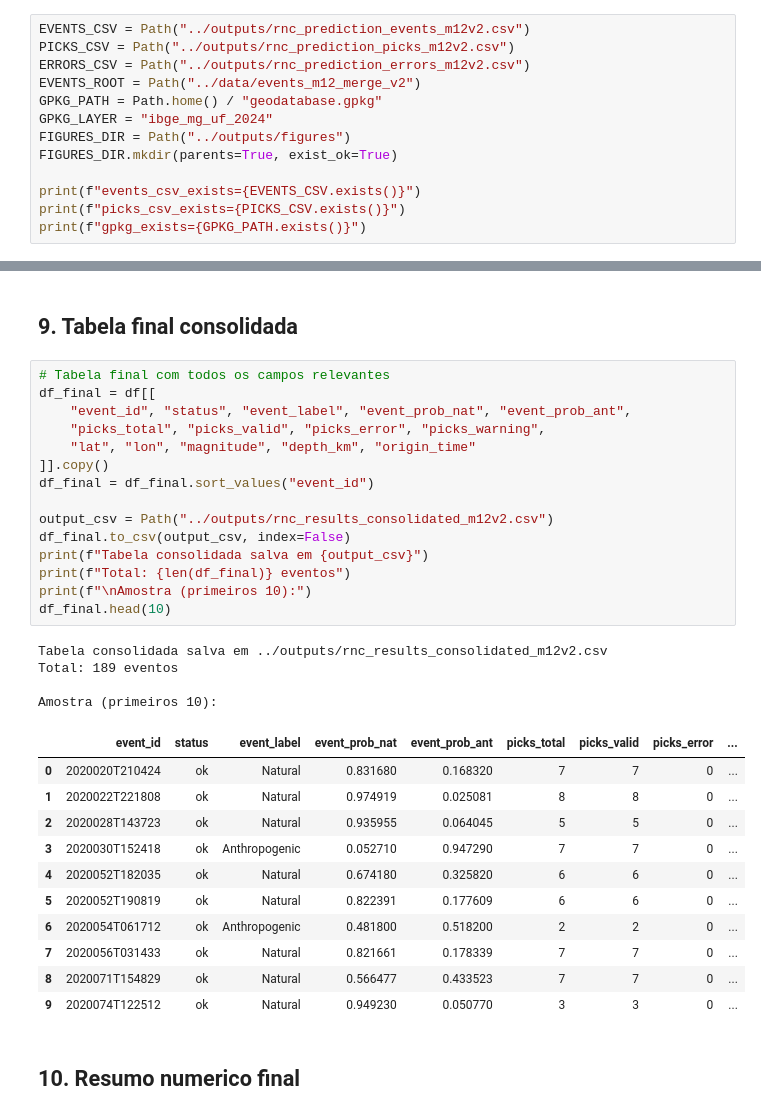
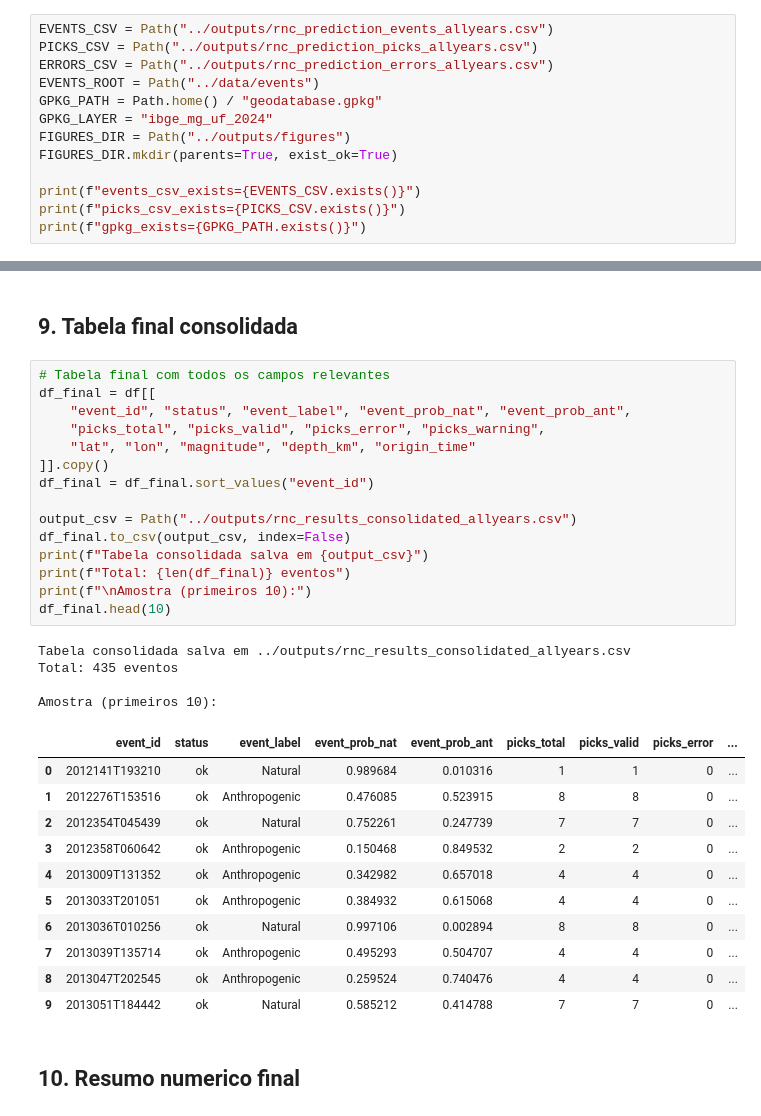
Before and after one commit to Gabriel-Goes/Sismologia_IPT, a Jupyter notebook: notebooks/step5_results_analysis_selfcontained.ipynb, the cells around one changed output, grey strips where cells are left out. Cells and saved outputs as stored; diff of their text form.

```diff
--- a/notebooks/step5_results_analysis_selfcontained.ipynb
+++ b/notebooks/step5_results_analysis_selfcontained.ipynb
@@ -35,10 +47,10 @@ plt.rcParams["figure.facecolor"] = "white"
 # %% [markdown]
 ## Configuracao
 # %%
-EVENTS_CSV = Path("../outputs/rnc_prediction_events_m12v2.csv")
-PICKS_CSV = Path("../outputs/rnc_prediction_picks_m12v2.csv")
-ERRORS_CSV = Path("../outputs/rnc_prediction_errors_m12v2.csv")
-EVENTS_ROOT = Path("../data/events_m12_merge_v2")
+EVENTS_CSV = Path("../outputs/rnc_prediction_events_allyears.csv")
+PICKS_CSV = Path("../outputs/rnc_prediction_picks_allyears.csv")
+ERRORS_CSV = Path("../outputs/rnc_prediction_errors_allyears.csv")
+EVENTS_ROOT = Path("../data/events")
 GPKG_PATH = Path.home() / "geodatabase.gpkg"
 GPKG_LAYER = "ibge_mg_uf_2024"
 FIGURES_DIR = Path("../outputs/figures")
@@ -513,34 +687,34 @@ Detalhes:
 # %%
 # Tabela final com todos os campos relevantes
 df_final = df[[
     "event_id", "status", "event_label", "event_prob_nat", "event_prob_ant",
     "picks_total", "picks_valid", "picks_error", "picks_warning",
     "lat", "lon", "magnitude", "depth_km", "origin_time"
 ]].copy()
 df_final = df_final.sort_values("event_id")
 
-output_csv = Path("../outputs/rnc_results_consolidated_m12v2.csv")
+output_csv = Path("../outputs/rnc_results_consolidated_allyears.csv")
 df_final.to_csv(output_csv, index=False)
 print(f"Tabela consolidada salva em {output_csv}")
 print(f"Total: {len(df_final)} eventos")
 print(f"\nAmostra (primeiros 10):")
 df_final.head(10)
 # %% [output]
-Tabela consolidada salva em ../outputs/rnc_results_consolidated_m12v2.csv
-Total: 189 eventos
+Tabela consolidada salva em ../outputs/rnc_results_consolidated_allyears.csv
+Total: 435 eventos
 
 Amostra (primeiros 10):
 |  | event_id | status | event_label | event_prob_nat | event_prob_ant | picks_total | picks_valid | picks_error | ... |
-| 0 | 2020020T210424 | ok | Natural | 0.831680 | 0.168320 | 7 | 7 | 0 | ... |
-| 1 | 2020022T221808 | ok | Natural | 0.974919 | 0.025081 | 8 | 8 | 0 | ... |
-| 2 | 2020028T143723 | ok | Natural | 0.935955 | 0.064045 | 5 | 5 | 0 | ... |
-| 3 | 2020030T152418 | ok | Anthropogenic | 0.052710 | 0.947290 | 7 | 7 | 0 | ... |
-| 4 | 2020052T182035 | ok | Natural | 0.674180 | 0.325820 | 6 | 6 | 0 | ... |
-| 5 | 2020052T190819 | ok | Natural | 0.822391 | 0.177609 | 6 | 6 | 0 | ... |
-| 6 | 2020054T061712 | ok | Anthropogenic | 0.481800 | 0.518200 | 2 | 2 | 0 | ... |
-| 7 | 2020056T031433 | ok | Natural | 0.821661 | 0.178339 | 7 | 7 | 0 | ... |
-| 8 | 2020071T154829 | ok | Natural | 0.566477 | 0.433523 | 7 | 7 | 0 | ... |
-| 9 | 2020074T122512 | ok | Natural | 0.949230 | 0.050770 | 3 | 3 | 0 | ... |
+| 0 | 2012141T193210 | ok | Natural | 0.989684 | 0.010316 | 1 | 1 | 0 | ... |
+| 1 | 2012276T153516 | ok | Anthropogenic | 0.476085 | 0.523915 | 8 | 8 | 0 | ... |
+| 2 | 2012354T045439 | ok | Natural | 0.752261 | 0.247739 | 7 | 7 | 0 | ... |
+| 3 | 2012358T060642 | ok | Anthropogenic | 0.150468 | 0.849532 | 2 | 2 | 0 | ... |
+| 4 | 2013009T131352 | ok | Anthropogenic | 0.342982 | 0.657018 | 4 | 4 | 0 | ... |
+| 5 | 2013033T201051 | ok | Anthropogenic | 0.384932 | 0.615068 | 4 | 4 | 0 | ... |
+| 6 | 2013036T010256 | ok | Natural | 0.997106 | 0.002894 | 8 | 8 | 0 | ... |
+| 7 | 2013039T135714 | ok | Anthropogenic | 0.495293 | 0.504707 | 4 | 4 | 0 | ... |
+| 8 | 2013047T202545 | ok | Anthropogenic | 0.259524 | 0.740476 | 4 | 4 | 0 | ... |
+| 9 | 2013051T184442 | ok | Natural | 0.585212 | 0.414788 | 7 | 7 | 0 | ... |
 # %% [markdown]
 ## 10. Resumo numerico final
 # %%
```
Also changed, not shown: parts of 38 cells of this notebook, 7 other files.
